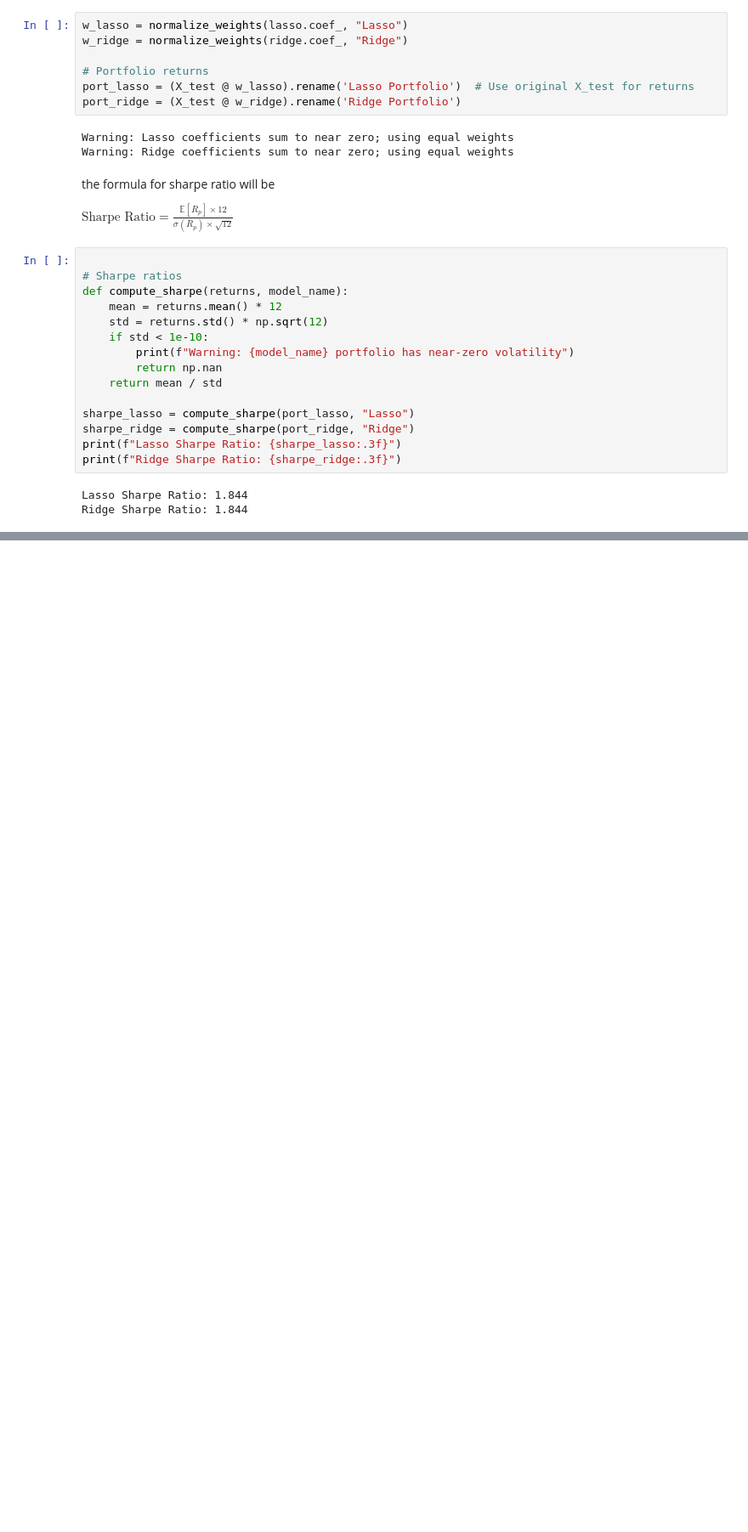
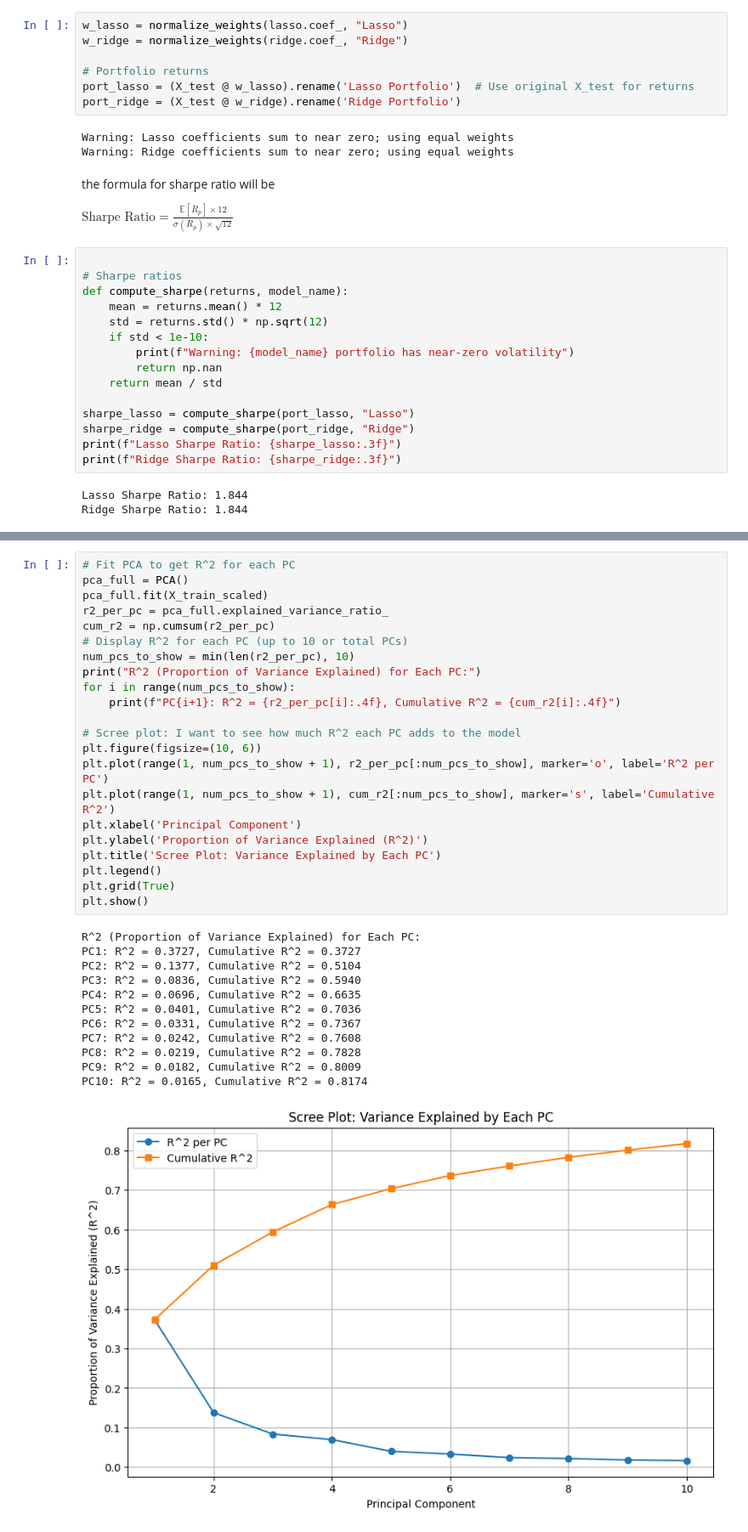
Before and after one commit to Summer99D/MLF_HW1, a Jupyter notebook: HW.ipynb, the cells around one changed output, grey strips where cells are left out. Shown at 85% size. Cells and saved outputs as stored; diff of their text form; blank space fills up the shorter version.

```diff
--- a/HW.ipynb
+++ b/HW.ipynb
@@ -159,0 +252,35 @@ as we mentioned before, since the coefs are zero and weights are equal, then the
+# %%
+# Fit PCA to get R^2 for each PC
+pca_full = PCA()
+pca_full.fit(X_train_scaled)
+r2_per_pc = pca_full.explained_variance_ratio_
+cum_r2 = np.cumsum(r2_per_pc)
+# Display R^2 for each PC (up to 10 or total PCs)
+num_pcs_to_show = min(len(r2_per_pc), 10)
+print("R^2 (Proportion of Variance Explained) for Each PC:")
+for i in range(num_pcs_to_show):
+    print(f"PC{i+1}: R^2 = {r2_per_pc[i]:.4f}, Cumulative R^2 = {cum_r2[i]:.4f}")
+
+# Scree plot: I want to see how much R^2 each PC adds to the model
+plt.figure(figsize=(10, 6))
+plt.plot(range(1, num_pcs_to_show + 1), r2_per_pc[:num_pcs_to_show], marker='o', label='R^2 per PC')
+plt.plot(range(1, num_pcs_to_show + 1), cum_r2[:num_pcs_to_show], marker='s', label='Cumulative R^2')
+plt.xlabel('Principal Component')
+plt.ylabel('Proportion of Variance Explained (R^2)')
+plt.title('Scree Plot: Variance Explained by Each PC')
+plt.legend()
+plt.grid(True)
+plt.show()
+# %% [output]
+R^2 (Proportion of Variance Explained) for Each PC:
+PC1: R^2 = 0.3727, Cumulative R^2 = 0.3727
+PC2: R^2 = 0.1377, Cumulative R^2 = 0.5104
+PC3: R^2 = 0.0836, Cumulative R^2 = 0.5940
+PC4: R^2 = 0.0696, Cumulative R^2 = 0.6635
+PC5: R^2 = 0.0401, Cumulative R^2 = 0.7036
+PC6: R^2 = 0.0331, Cumulative R^2 = 0.7367
+PC7: R^2 = 0.0242, Cumulative R^2 = 0.7608
+PC8: R^2 = 0.0219, Cumulative R^2 = 0.7828
+PC9: R^2 = 0.0182, Cumulative R^2 = 0.8009
+PC10: R^2 = 0.0165, Cumulative R^2 = 0.8174
+[figure, added]
```
Also changed, not shown: parts of 7 cells of this notebook.
